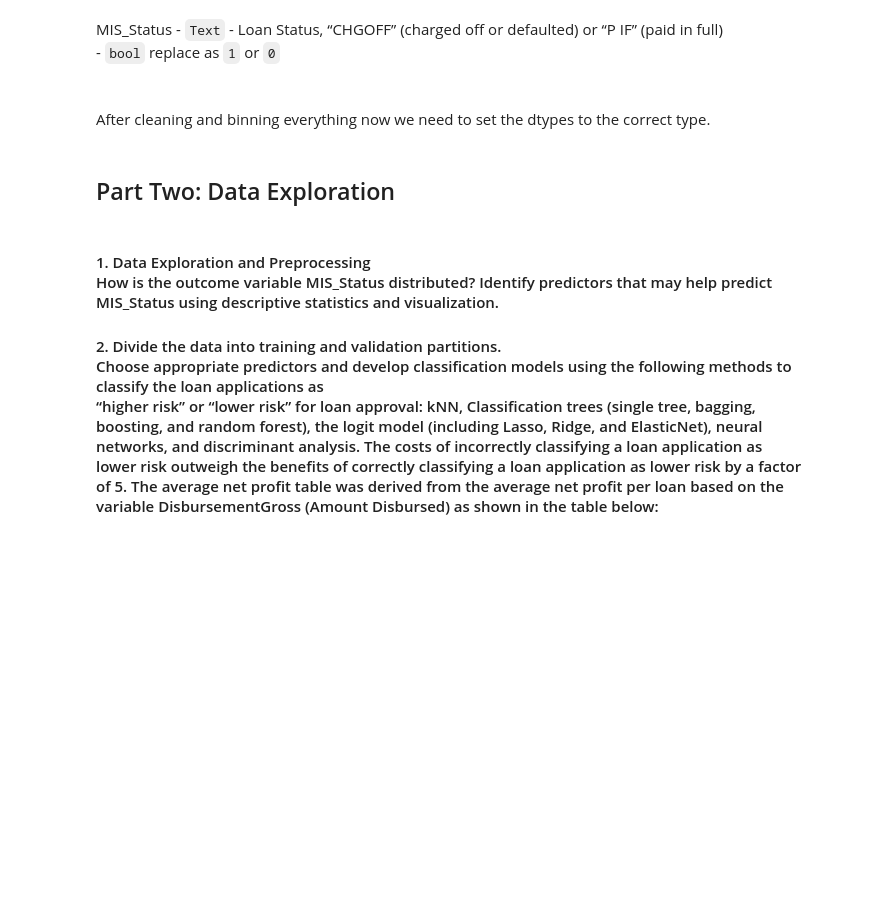
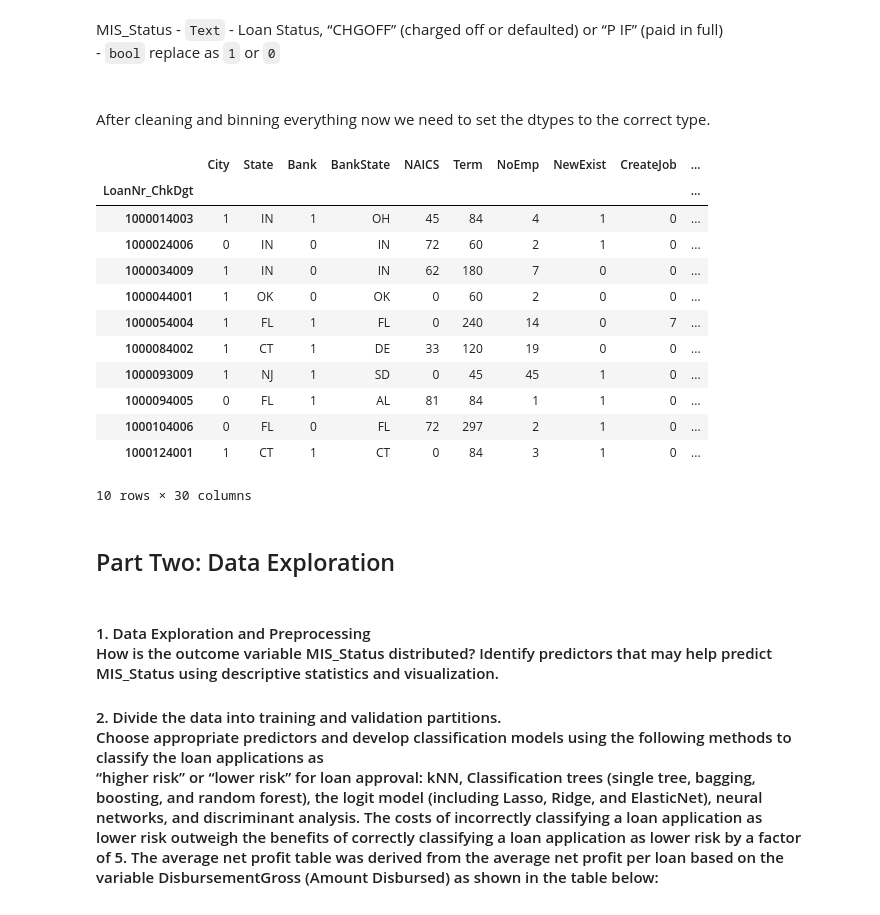
Before and after one commit to wolfesamk/2023-BA-Conmpetition, a Jupyter notebook: Main/MSBA 207 SBA Case - Contest.ipynb, the cells around one changed output. Drawn from its saved outputs; the diff is of its cells as text; code cells hidden in the pictures; blank space fills up the shorter version.

```diff
--- a/Main/MSBA 207 SBA Case - Contest.ipynb
+++ b/Main/MSBA 207 SBA Case - Contest.ipynb
@@ -332,6 +339,22 @@ outcome = ['MIS_Status']
 # %%
 for x in categoricals:
     df_SBA_mod_1[x] = df_SBA_mod_1[x].astype('category')
+# %%
+df_SBA_mod_1.head(10)
+# %% [output]
+|  | City | State | Bank | BankState | NAICS | Term | NoEmp | NewExist | CreateJob | ... |
+| LoanNr_ChkDgt |  |  |  |  |  |  |  |  |  | ... |
+| 1000014003 | 1 | IN | 1 | OH | 45 | 84 | 4 | 1 | 0 | ... |
+| 1000024006 | 0 | IN | 0 | IN | 72 | 60 | 2 | 1 | 0 | ... |
+| 1000034009 | 1 | IN | 0 | IN | 62 | 180 | 7 | 0 | 0 | ... |
+| 1000044001 | 1 | OK | 0 | OK | 0 | 60 | 2 | 0 | 0 | ... |
+| 1000054004 | 1 | FL | 1 | FL | 0 | 240 | 14 | 0 | 7 | ... |
+| 1000084002 | 1 | CT | 1 | DE | 33 | 120 | 19 | 0 | 0 | ... |
+| 1000093009 | 1 | NJ | 1 | SD | 0 | 45 | 45 | 1 | 0 | ... |
+| 1000094005 | 0 | FL | 1 | AL | 81 | 84 | 1 | 1 | 0 | ... |
+| 1000104006 | 0 | FL | 0 | FL | 72 | 297 | 2 | 1 | 0 | ... |
+| 1000124001 | 1 | CT | 1 | CT | 0 | 84 | 3 | 1 | 0 | ... |
+10 rows × 30 columns
 # %% [markdown]
 ## Part Two: Data Exploration
 # %% [markdown]
```
Also changed, not shown: parts of 13 cells of this notebook.
